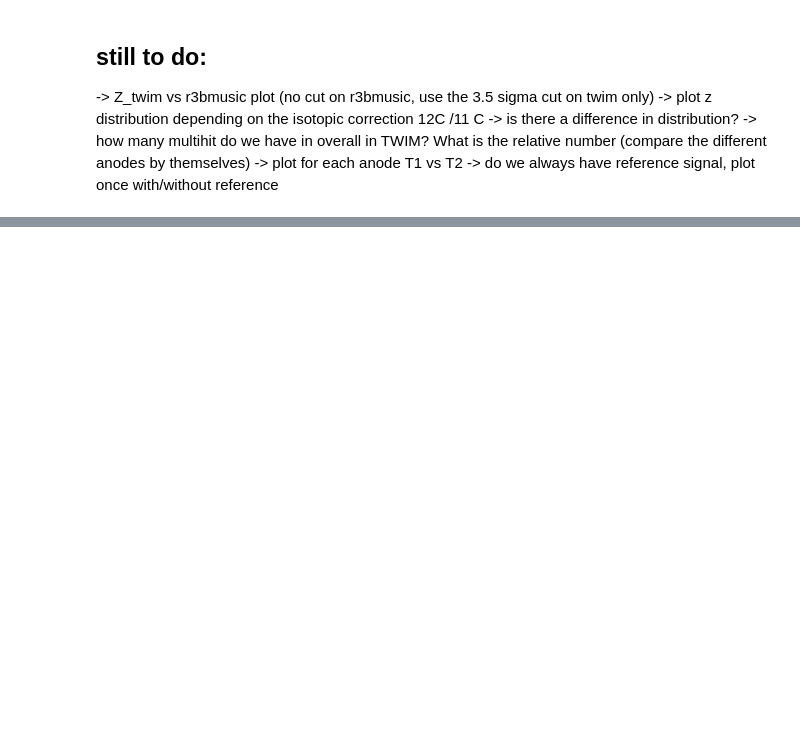
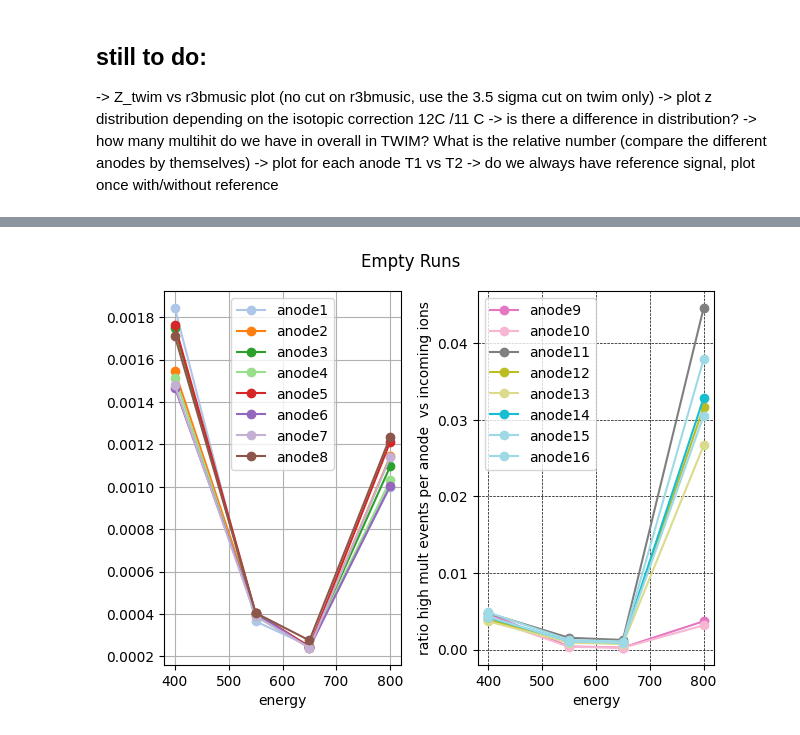
Before and after one commit to jenegger/r3bweek24_gsi, a Jupyter notebook: stats.ipynb, the cells around one changed output, grey strips where cells are left out. Drawn from its saved outputs; the diff is of its cells as text; code cells hidden in the pictures; blank space fills up the shorter version.

```diff
--- a/stats.ipynb
+++ b/stats.ipynb
@@ -574,0 +675,32 @@ plt.show()
+# %%
+fig, ax = plt.subplots(1, 2)
+fig.tight_layout()
+plt.grid(True,color = 'black', linestyle = '--', linewidth = 0.5,which="both")
+colors = plt.cm.get_cmap('tab20', 16)
+# r = np.round(np.random.rand(),1)
+# g = np.round(np.random.rand(),1)
+# b = np.round(np.random.rand(),1)
+empty_mult.plot(ax=ax[0],x='energy',y = 'high_mult1',color=colors(1),marker='o',alpha = 1,label="anode1")
+empty_mult.plot(ax=ax[0],x='energy',y = 'high_mult2',color=colors(2),marker='o',alpha = 1,label="anode2")
+empty_mult.plot(ax=ax[0],x='energy',y = 'high_mult3',color=colors(3),marker='o',alpha = 1,label="anode3")
+empty_mult.plot(ax=ax[0],x='energy',y = 'high_mult4',color=colors(4),marker='o',alpha = 1,label="anode4")
+empty_mult.plot(ax=ax[0],x='energy',y = 'high_mult5',color=colors(5),marker='o',alpha = 1,label="anode5")
+empty_mult.plot(ax=ax[0],x='energy',y = 'high_mult6',color=colors(6),marker='o',alpha = 1,label="anode6")
+empty_mult.plot(ax=ax[0],x='energy',y = 'high_mult7',color=colors(7),marker='o',alpha = 1,label="anode7")
+empty_mult.plot(ax=ax[0],x='energy',y = 'high_mult8',color=colors(8),marker='o',alpha = 1,label="anode8")
+empty_mult.plot(ax=ax[1],x='energy',y = 'high_mult9',color=colors(9),marker='o',alpha = 1,label="anode9")
+empty_mult.plot(ax=ax[1],x='energy',y = 'high_mult10',color=colors(10),marker='o',alpha = 1,label="anode10")
+empty_mult.plot(ax=ax[1],x='energy',y = 'high_mult11',color=colors(11),marker='o',alpha = 1,label="anode11")
+empty_mult.plot(ax=ax[1],x='energy',y = 'high_mult12',color=colors(12),marker='o',alpha = 1,label="anode12")
+empty_mult.plot(ax=ax[1],x='energy',y = 'high_mult13',color=colors(13),marker='o',alpha = 1,label="anode13")
+empty_mult.plot(ax=ax[1],x='energy',y = 'high_mult14',color=colors(14),marker='o',alpha = 1,label="anode14")
+empty_mult.plot(ax=ax[1],x='energy',y = 'high_mult15',color=colors(15),marker='o',alpha = 1,label="anode15")
+empty_mult.plot(ax=ax[1],x='energy',y = 'high_mult16',color=colors(16),marker='o',alpha = 1,label="anode16")
+ax[0].grid()
+ax[1].grid()
+plt.ylabel("ratio high mult events per anode  vs incoming ions")
+fig.suptitle("Empty Runs")
+plt.tight_layout()
+plt.savefig("anode_multiplicity twim_empty_target.png",dpi=300)
+# %% [output]
+[figure, added]
```
Also changed, not shown: parts of 6 cells of this notebook, 48 other files.
